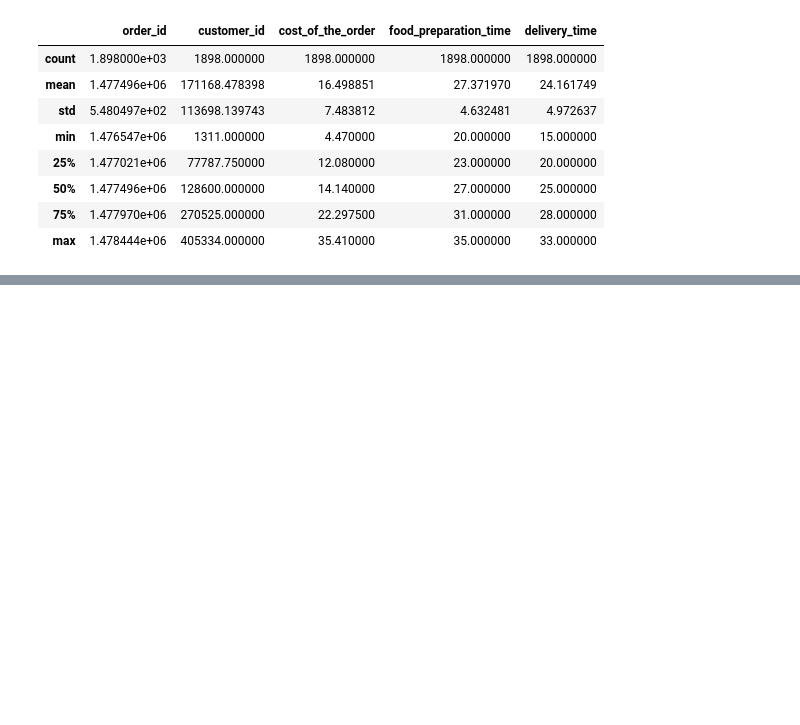
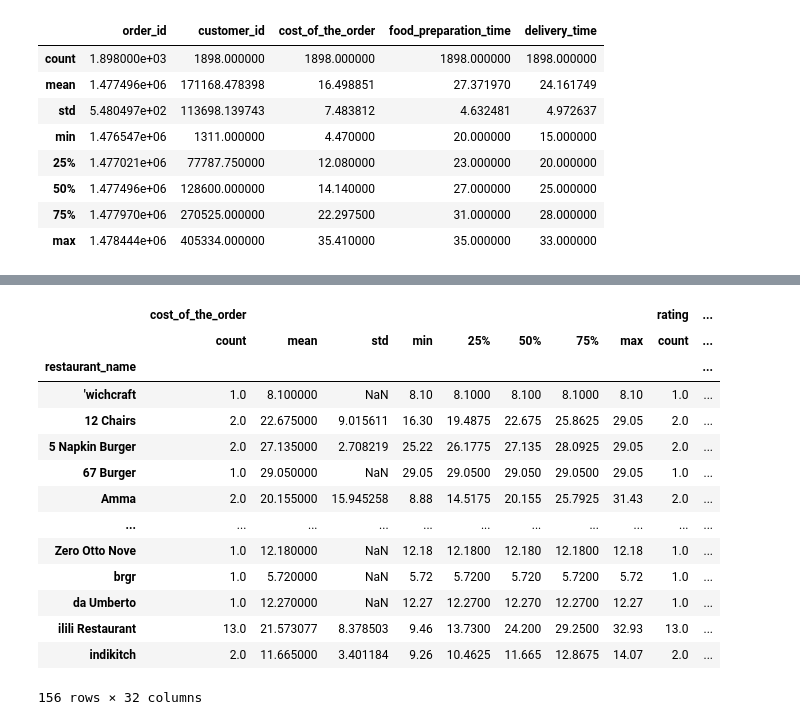
Before and after one commit to WanessaEdmond/GroupProjectFoodies, a Jupyter notebook: ny_foodies.ipynb, the cells around one changed output, grey strips where cells are left out. Drawn from its saved outputs; the diff is of its cells as text; code cells hidden in the pictures; blank space fills up the shorter version.

```diff
--- a/ny_foodies.ipynb
+++ b/ny_foodies.ipynb
@@ -88,0 +181,20 @@ food_data_df[food_data_df.restaurant_name.isin(["Joe's Shanghai \x8e_À\x8eü£
+# %%
+res_name = Clean_data.groupby(['restaurant_name'])
+# %%
+res_name.describe()
+# %% [output]
+|  | cost_of_the_order |  |  |  |  |  |  |  | rating | ... |
+|  | count | mean | std | min | 25% | 50% | 75% | max | count | ... |
+| restaurant_name |  |  |  |  |  |  |  |  |  | ... |
+| 'wichcraft | 1.0 | 8.100000 | NaN | 8.10 | 8.1000 | 8.100 | 8.1000 | 8.10 | 1.0 | ... |
+| 12 Chairs | 2.0 | 22.675000 | 9.015611 | 16.30 | 19.4875 | 22.675 | 25.8625 | 29.05 | 2.0 | ... |
+| 5 Napkin Burger | 2.0 | 27.135000 | 2.708219 | 25.22 | 26.1775 | 27.135 | 28.0925 | 29.05 | 2.0 | ... |
+| 67 Burger | 1.0 | 29.050000 | NaN | 29.05 | 29.0500 | 29.050 | 29.0500 | 29.05 | 1.0 | ... |
+| Amma | 2.0 | 20.155000 | 15.945258 | 8.88 | 14.5175 | 20.155 | 25.7925 | 31.43 | 2.0 | ... |
+| ... | ... | ... | ... | ... | ... | ... | ... | ... | ... | ... |
+| Zero Otto Nove | 1.0 | 12.180000 | NaN | 12.18 | 12.1800 | 12.180 | 12.1800 | 12.18 | 1.0 | ... |
+| brgr | 1.0 | 5.720000 | NaN | 5.72 | 5.7200 | 5.720 | 5.7200 | 5.72 | 1.0 | ... |
+| da Umberto | 1.0 | 12.270000 | NaN | 12.27 | 12.2700 | 12.270 | 12.2700 | 12.27 | 1.0 | ... |
+| ilili Restaurant | 13.0 | 21.573077 | 8.378503 | 9.46 | 13.7300 | 24.200 | 29.2500 | 32.93 | 13.0 | ... |
+| indikitch | 2.0 | 11.665000 | 3.401184 | 9.26 | 10.4625 | 11.665 | 12.8675 | 14.07 | 2.0 | ... |
+156 rows × 32 columns
```
Also changed, not shown: parts of 19 cells of this notebook.
